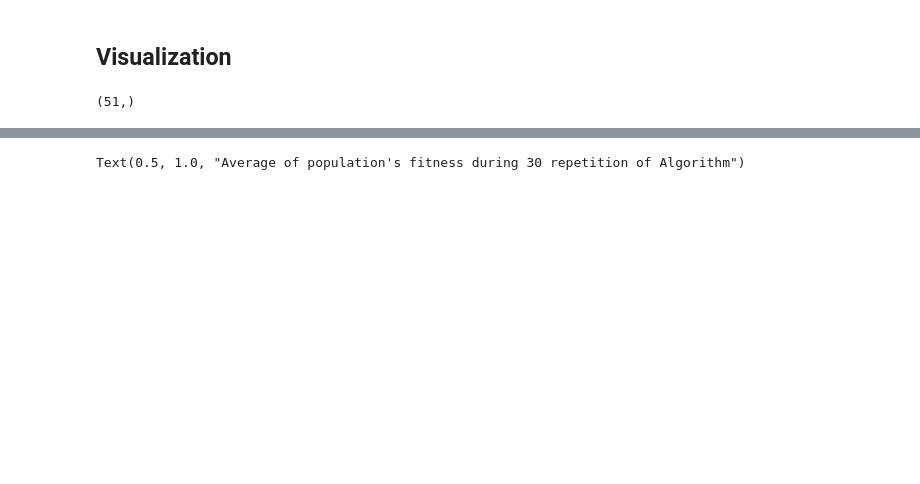
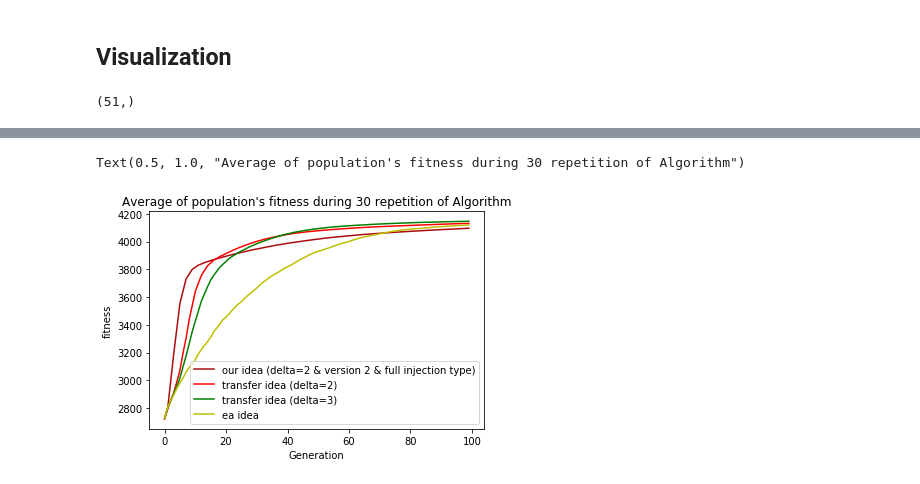
Before and after one commit to erfanMhi/Cooperative-Coevolution-Transfer-Optimization, a Jupyter notebook: Evaluation.ipynb, the cells around one changed output, grey strips where cells are left out. Saved outputs shown, nothing was run; the diff lists cells and outputs as text; code cells hidden in the pictures; blank space fills up the shorter version.

Commit message:
New chart added to Evaluation notebook

```diff
--- a/Evaluation.ipynb
+++ b/Evaluation.ipynb
@@ -121,6 +118,7 @@ fitnesses_30s = get_fitness(results_30s[0])
 fitnesses_40s = get_fitness(results_40s[0])
 # fitnesses_v2 = (get_fitness(results_sv2[0]))
 fitnesses_sv2_v2 = get_fitness(results_sv2_v2[0])
+fitnesses_v2_sv2_full = get_fitness(results_v2_sv2_full)
 # np.zeros_like(fitness_s1)
 # for i, rep in enumerate(fitness_s1):
 #     for j, gen in enumerate(rep):
@@ -137,11 +135,12 @@ gen_d2.shape
 # %% [output]
 (51,)
 # %%
-plt.plot(gen_d2, np.mean(np.mean(fitnesses_d2, axis=0),axis=1), 'b', label='our idea (delta=2 & 50 samples)')
+# plt.plot(gen_d2, np.mean(np.mean(fitnesses_d2, axis=0),axis=1), 'b', label='our idea (delta=2 & 50 samples)')
 
-plt.plot(gen_d2, np.mean(np.mean(fitnesses_v2, axis=0),axis=1), '#aaa000', label='our idea (delta=2 & version 2)')
-plt.plot(np.mean(np.mean(results_to_sv2[0], axis=0),axis=1), '#0aaa00', label='transfer idea (delta=2 & dataset version 2)')
-plt.plot(gen_d2, np.mean(np.mean(fitnesses_sv2_v2, axis=0),axis=1), '#0a0a00', label='our idea (delta=2 & dataset version 2)')
+# plt.plot(gen_d2, np.mean(np.mean(fitnesses_v2, axis=0),axis=1), '#aaa000', label='our idea (delta=2 & version 2)')
+# plt.plot(np.mean(np.mean(results_to_sv2[0], axis=0),axis=1), '#0aaa00', label='transfer idea (delta=2 & dataset version 2)')
+# plt.plot(gen_d2, np.mean(np.mean(fitnesses_sv2_v2, axis=0),axis=1), '#0a0a00', label='our idea (delta=2 & dataset version 2)')
+plt.plot(gen_d2, np.mean(np.mean(fitnesses_v2_sv2_full, axis=0),axis=1), '#aa0a0a', label='our idea (delta=2 & version 2 & full injection type)')
 
 
 # plt.plot(np.mean(np.mean(fitnesses_2d_10s, axis=0),axis=1), '#aaa000', label='our idea (delta=2 & 10 samples)')
@@ -167 +164,2 @@ plt.title("Average of population's fitness during 30 repetition of Algorithm")
 Text(0.5, 1.0, "Average of population's fitness during 30 repetition of Algorithm")
+[figure, added]
```
Also changed, not shown: parts of 5 cells of this notebook.
